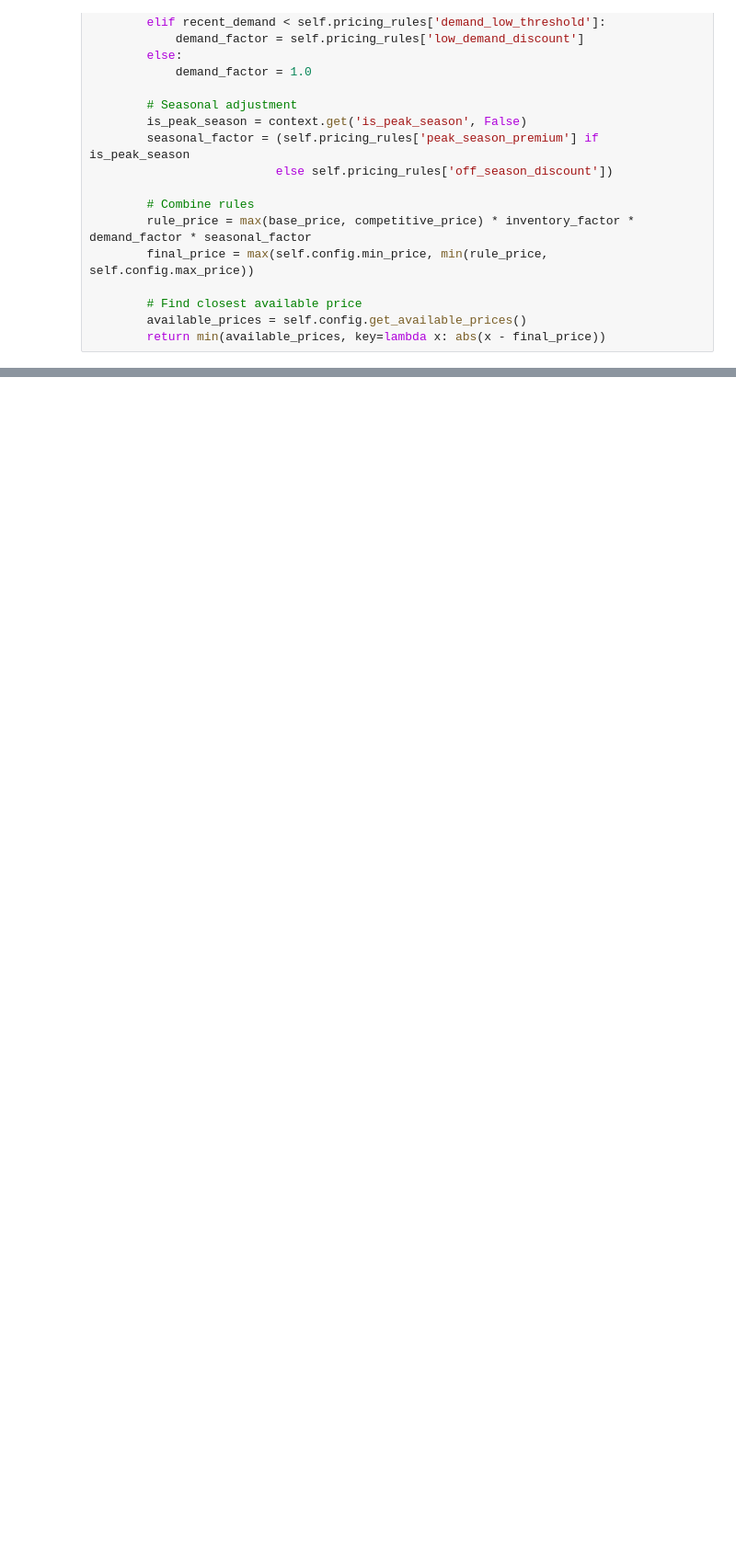
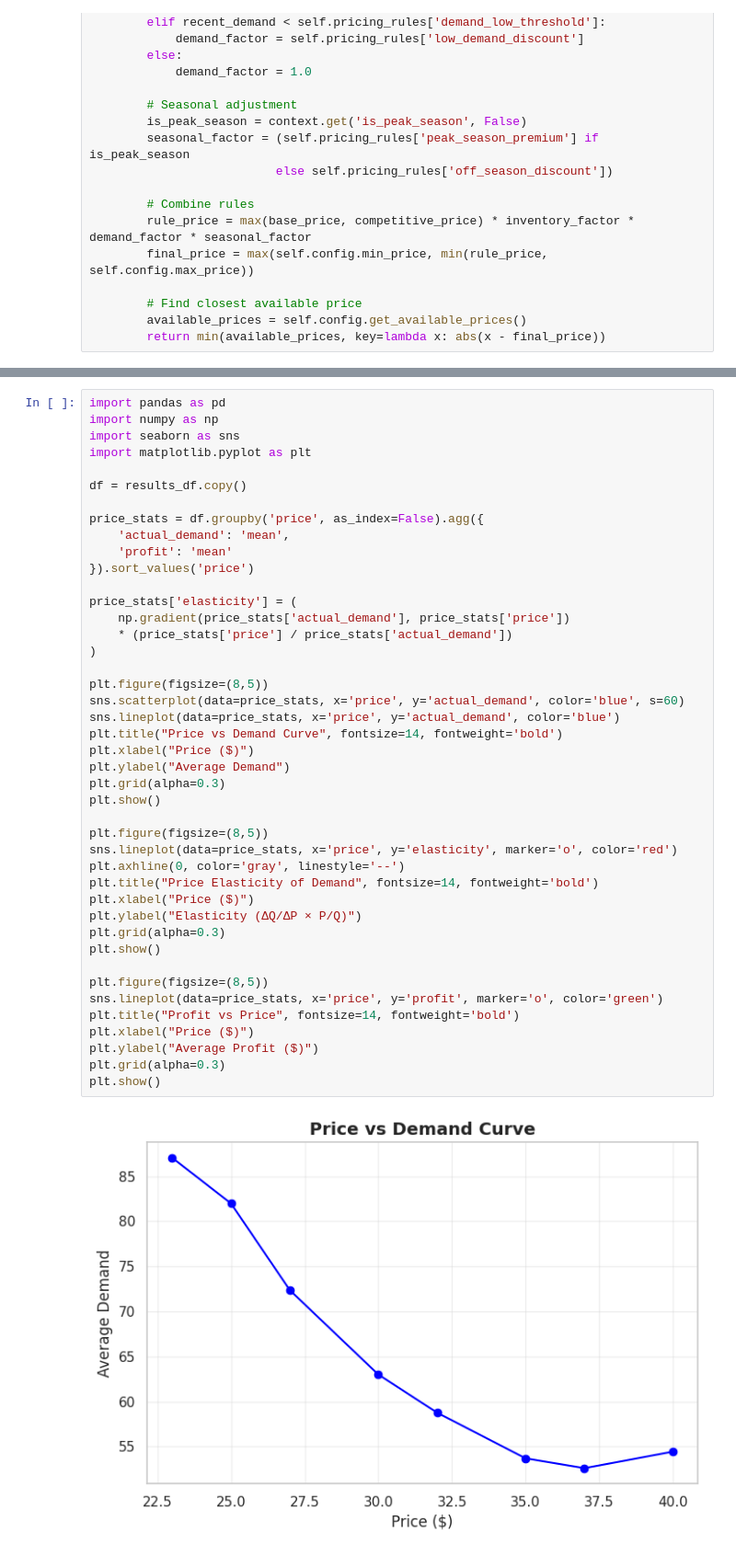
Before and after one commit to Faraz011/Assignment-AIML-Lab, a Jupyter notebook: Dynamic_Pricing_Project.ipynb, the cells around one changed output, grey strips where cells are left out. Shown at 92% size. Cells and saved outputs as stored; diff of their text form; blank space fills up the shorter version.

```diff
--- a/Dynamic_Pricing_Project.ipynb
+++ b/Dynamic_Pricing_Project.ipynb
@@ -808,0 +1326,45 @@ predictor = ThompsonSamplingPricer(config)
+# %%
+import pandas as pd
+import numpy as np
+import seaborn as sns
+import matplotlib.pyplot as plt
+
+df = results_df.copy()
+
+price_stats = df.groupby('price', as_index=False).agg({
+    'actual_demand': 'mean',
+    'profit': 'mean'
+}).sort_values('price')
+
+price_stats['elasticity'] = (
+    np.gradient(price_stats['actual_demand'], price_stats['price'])
+    * (price_stats['price'] / price_stats['actual_demand'])
+)
+
+plt.figure(figsize=(8,5))
+sns.scatterplot(data=price_stats, x='price', y='actual_demand', color='blue', s=60)
+sns.lineplot(data=price_stats, x='price', y='actual_demand', color='blue')
+plt.title("Price vs Demand Curve", fontsize=14, fontweight='bold')
+plt.xlabel("Price ($)")
+plt.ylabel("Average Demand")
+plt.grid(alpha=0.3)
+plt.show()
+
+plt.figure(figsize=(8,5))
+sns.lineplot(data=price_stats, x='price', y='elasticity', marker='o', color='red')
+plt.axhline(0, color='gray', linestyle='--')
+plt.title("Price Elasticity of Demand", fontsize=14, fontweight='bold')
+plt.xlabel("Price ($)")
+plt.ylabel("Elasticity (ΔQ/ΔP × P/Q)")
+plt.grid(alpha=0.3)
+plt.show()
+
+plt.figure(figsize=(8,5))
+sns.lineplot(data=price_stats, x='price', y='profit', marker='o', color='green')
+plt.title("Profit vs Price", fontsize=14, fontweight='bold')
+plt.xlabel("Price ($)")
+plt.ylabel("Average Profit ($)")
+plt.grid(alpha=0.3)
+plt.show()
+# %% [output]
+[figure, added]
```
Also changed, not shown: parts of 20 cells of this notebook.
